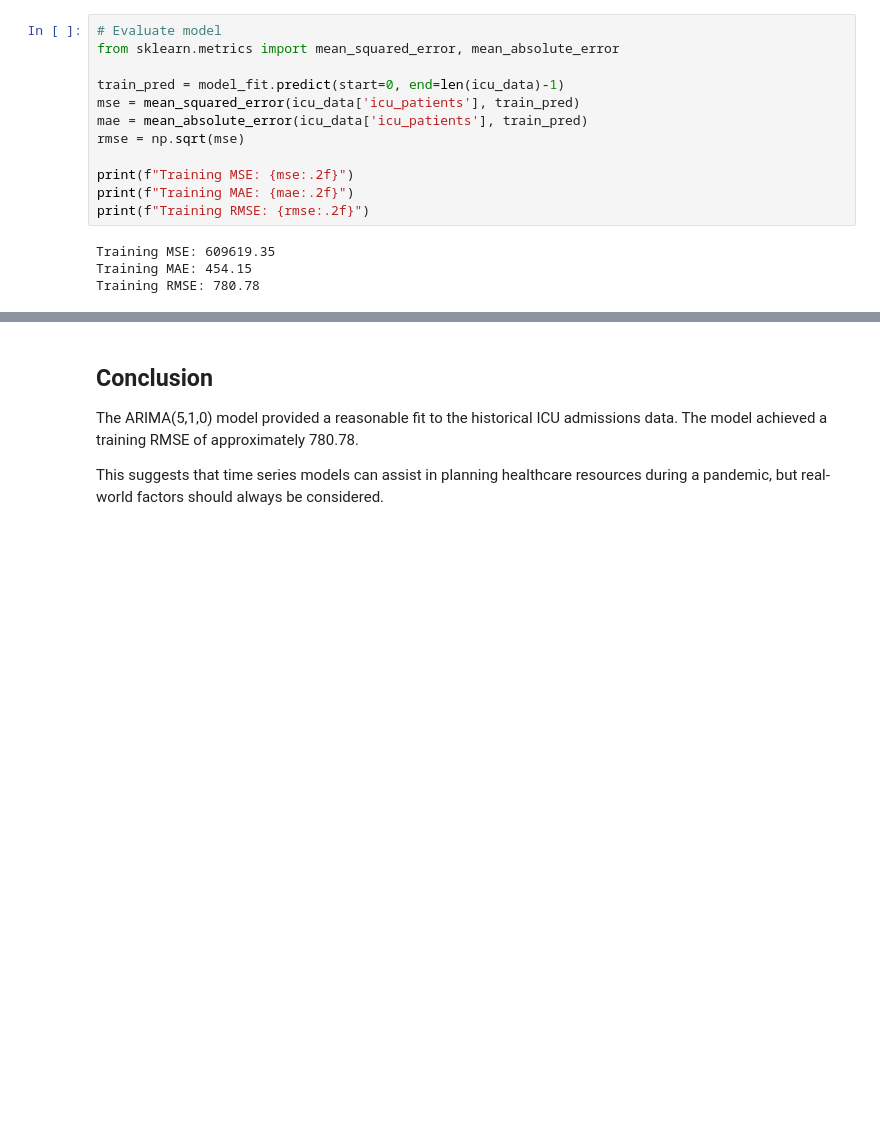
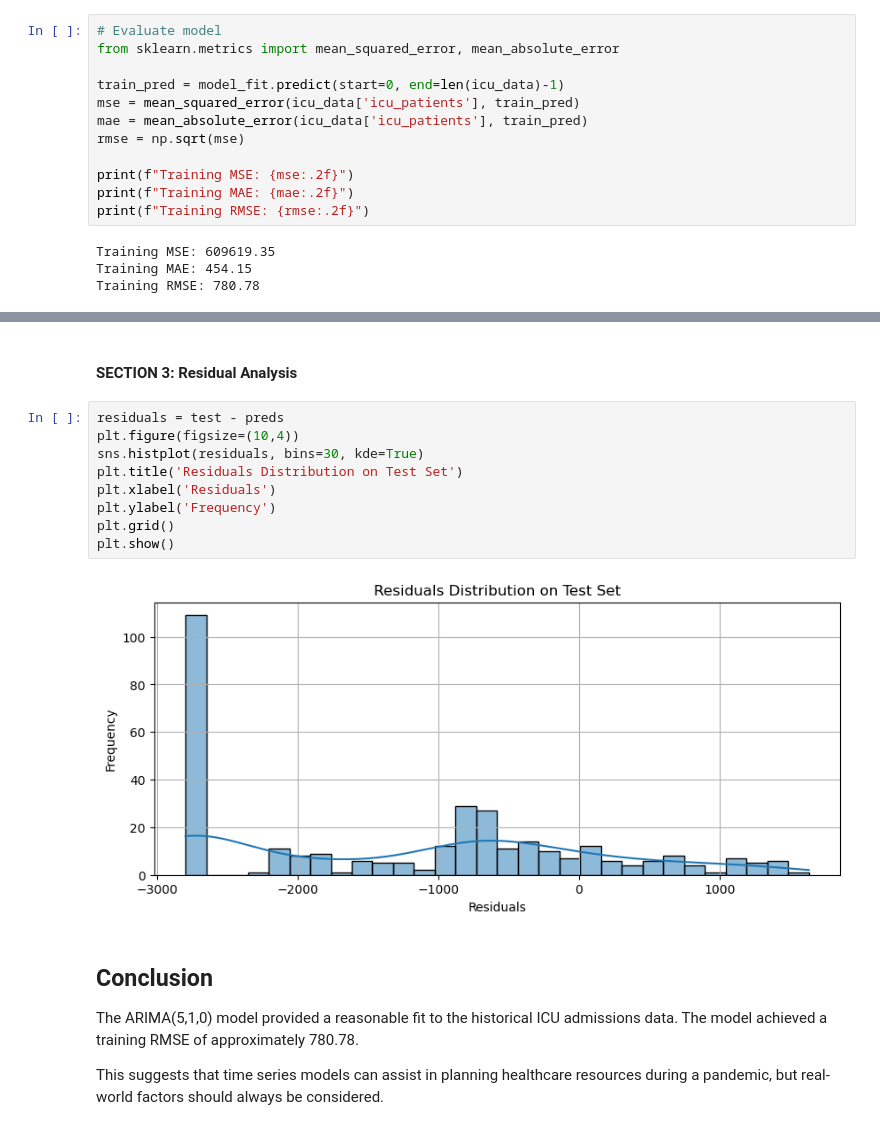
Before and after one commit to AyubNaomi/GP_DS1, a Jupyter notebook: forecasting.ipynb, the cells around one changed output, grey strips where cells are left out. Saved outputs shown, nothing was run; the diff lists cells and outputs as text; blank space fills up the shorter version.

```diff
--- a/forecasting.ipynb
+++ b/forecasting.ipynb
@@ -183,3 +225,16 @@ Training RMSE: 780.78
+# %% [markdown]
+#### SECTION 3: Residual Analysis
+# %%
+residuals = test - preds
+plt.figure(figsize=(10,4))
+sns.histplot(residuals, bins=30, kde=True)
+plt.title('Residuals Distribution on Test Set')
+plt.xlabel('Residuals')
+plt.ylabel('Frequency')
+plt.grid()
+plt.show()
+# %% [output]
+[figure, added]
 # %% [markdown]
 ## Conclusion
 
```
Also changed, not shown: parts of 6 cells of this notebook.
